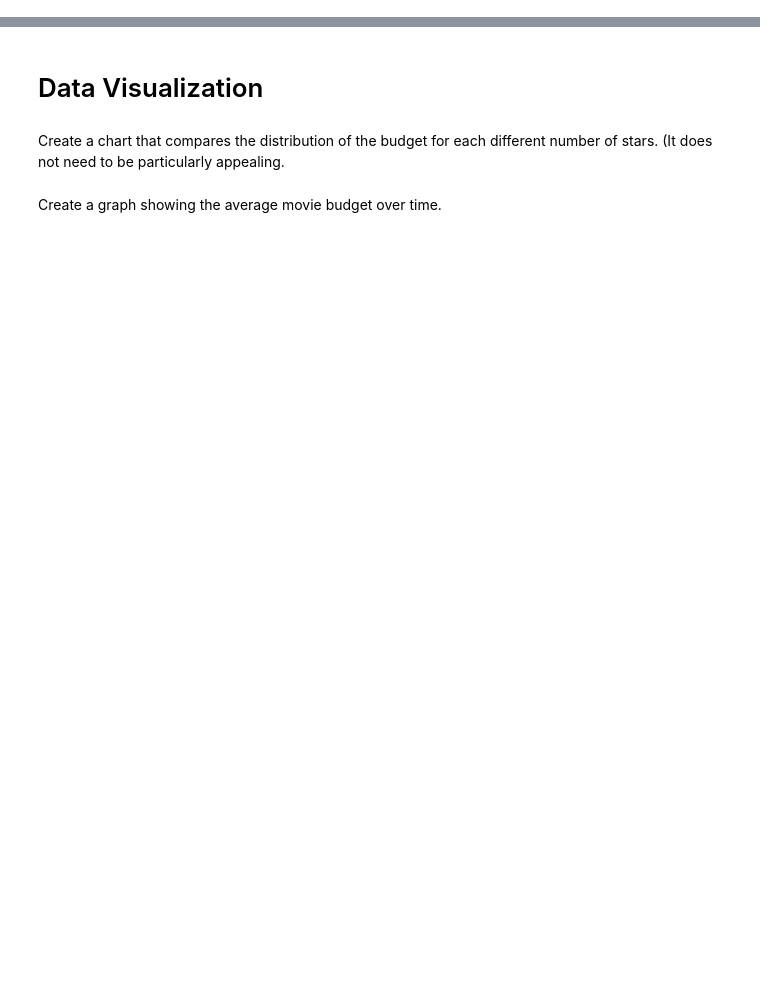
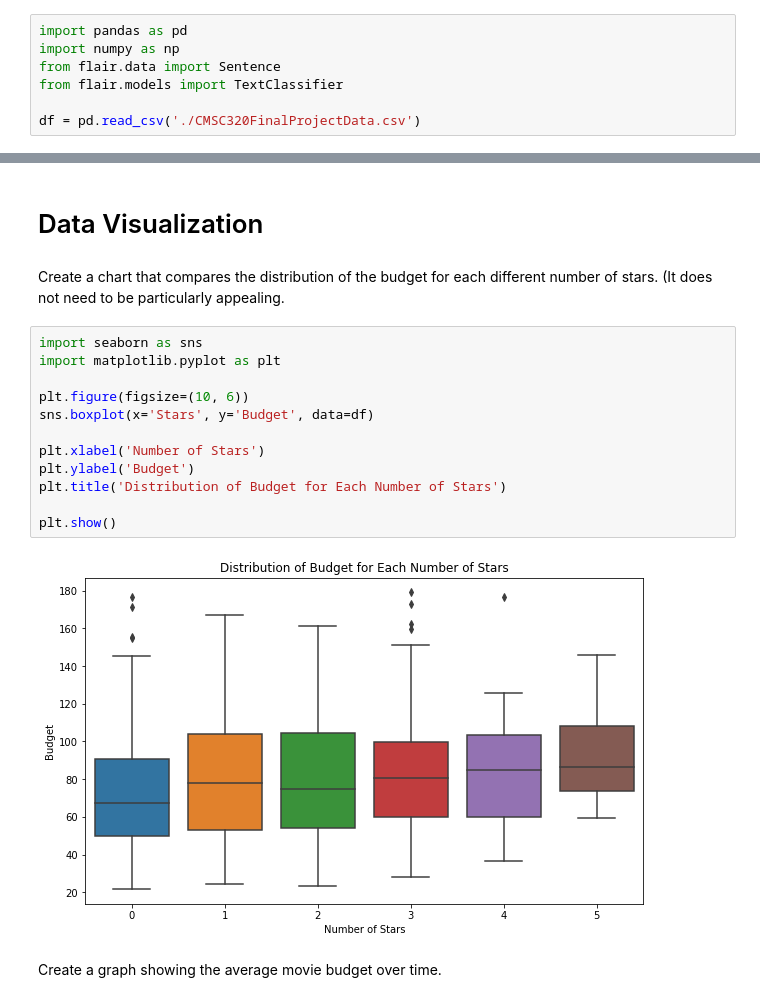
Before and after one commit to ssharm1524/flop-or-not, a Jupyter notebook: FinalProject.ipynb, the cells around one changed output, grey strips where cells are left out. Drawn from its saved outputs; the diff is of its cells as text; blank space fills up the shorter version.

```diff
--- a/FinalProject.ipynb
+++ b/FinalProject.ipynb
@@ -35,0 +29,7 @@ List the three biggest data errors below, with a summary of how you fixed them a
+# %%
+import pandas as pd
+import numpy as np
+from flair.data import Sentence
+from flair.models import TextClassifier
+
+df = pd.read_csv('./CMSC320FinalProjectData.csv')
@@ -55,5 +199,19 @@ What is the covariance between promotional budget and the filming budget?
 # Data Visualization
 # %% [markdown]
 Create a chart that compares the distribution of the budget for each different number of stars. (It does not need to be particularly appealing.
+# %%
+import seaborn as sns
+import matplotlib.pyplot as plt
+
+plt.figure(figsize=(10, 6))
+sns.boxplot(x='Stars', y='Budget', data=df)
+
+plt.xlabel('Number of Stars')
+plt.ylabel('Budget')
+plt.title('Distribution of Budget for Each Number of Stars')
+
+plt.show()
+# %% [output]
+[figure, added]
 # %% [markdown]
 Create a graph showing the average movie budget over time.
```
Also changed, not shown: parts of 21 cells of this notebook.
